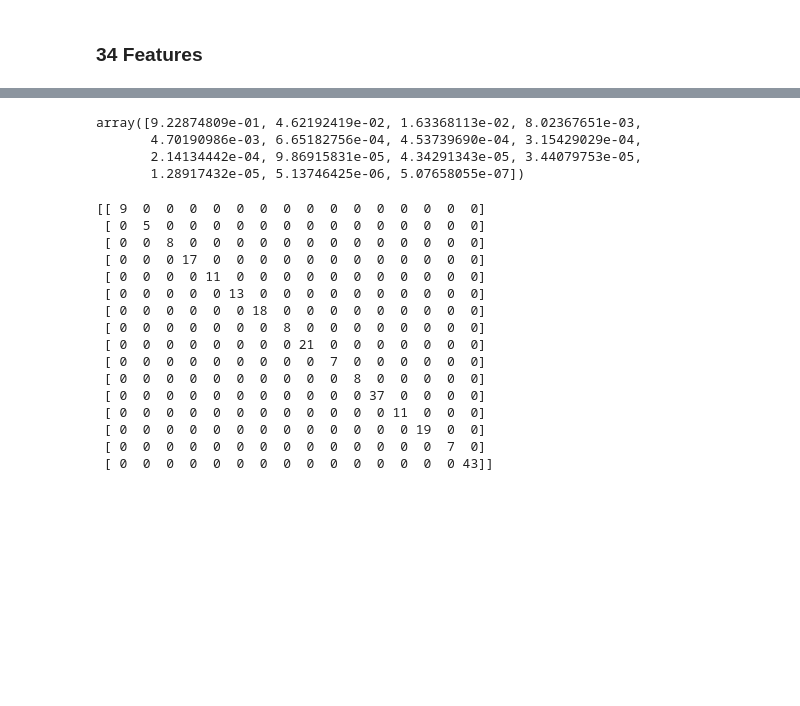
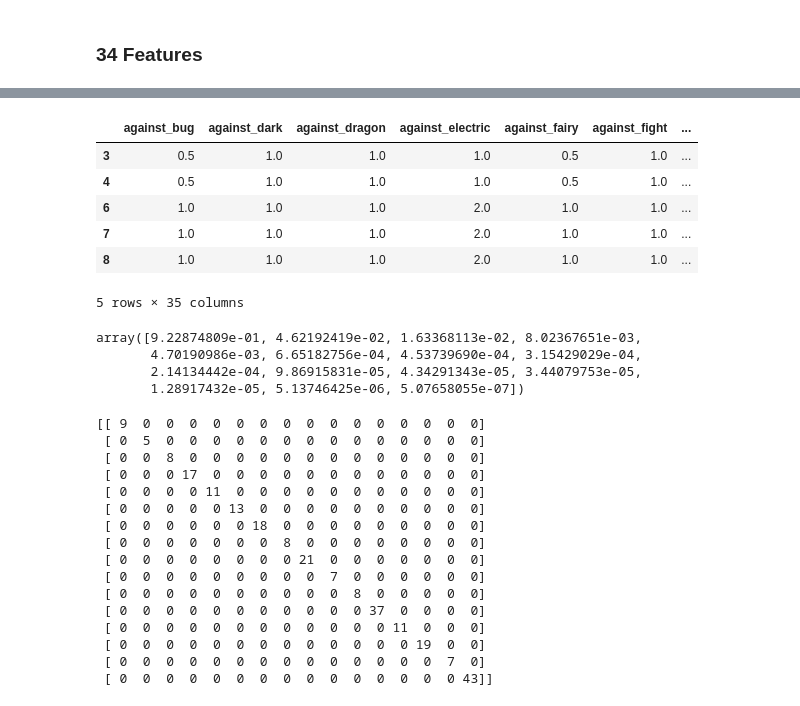
Before and after one commit to maticlein/lab02_lda_regresion_logistica, a Jupyter notebook: lda_regresion_logistica.ipynb, the cells around one changed output, grey strips where cells are left out. Cells and saved outputs as stored; diff of their text form; code cells hidden in the pictures; blank space fills up the shorter version.

```diff
--- a/lda_regresion_logistica.ipynb
+++ b/lda_regresion_logistica.ipynb
@@ -267,3 +244,13 @@ feature_means1
+# %%
+pokemon_34_features.head()
+# %% [output]
+|  | against_bug | against_dark | against_dragon | against_electric | against_fairy | against_fight | ... |
+| 3 | 0.5 | 1.0 | 1.0 | 1.0 | 0.5 | 1.0 | ... |
+| 4 | 0.5 | 1.0 | 1.0 | 1.0 | 0.5 | 1.0 | ... |
+| 6 | 1.0 | 1.0 | 1.0 | 2.0 | 1.0 | 1.0 | ... |
+| 7 | 1.0 | 1.0 | 1.0 | 2.0 | 1.0 | 1.0 | ... |
+| 8 | 1.0 | 1.0 | 1.0 | 2.0 | 1.0 | 1.0 | ... |
+5 rows × 35 columns
 # %%
 pokemon_34_features.dropna(inplace = True)
 X = pokemon_34_features.drop(["type1"], axis = 1)
```
Also changed, not shown: parts of 33 cells of this notebook.
